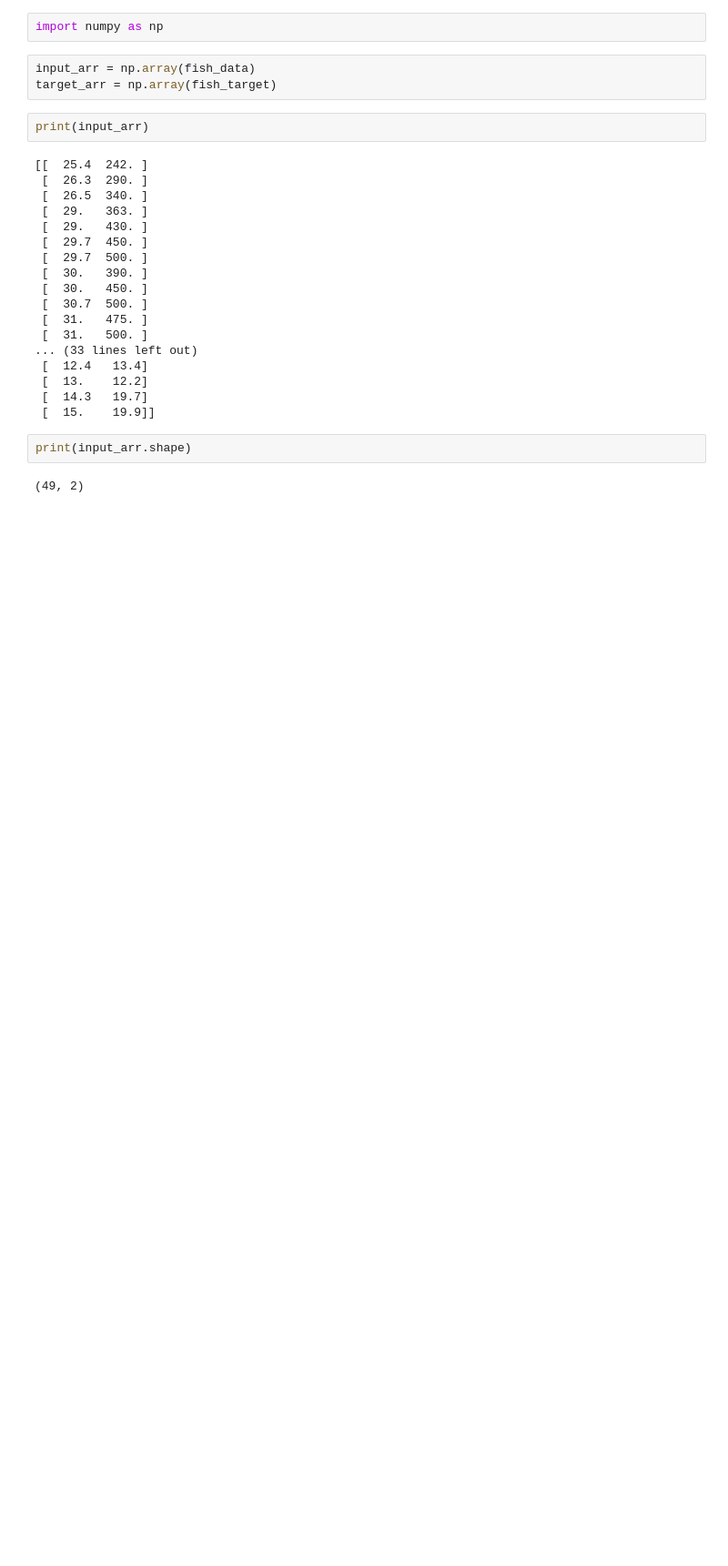
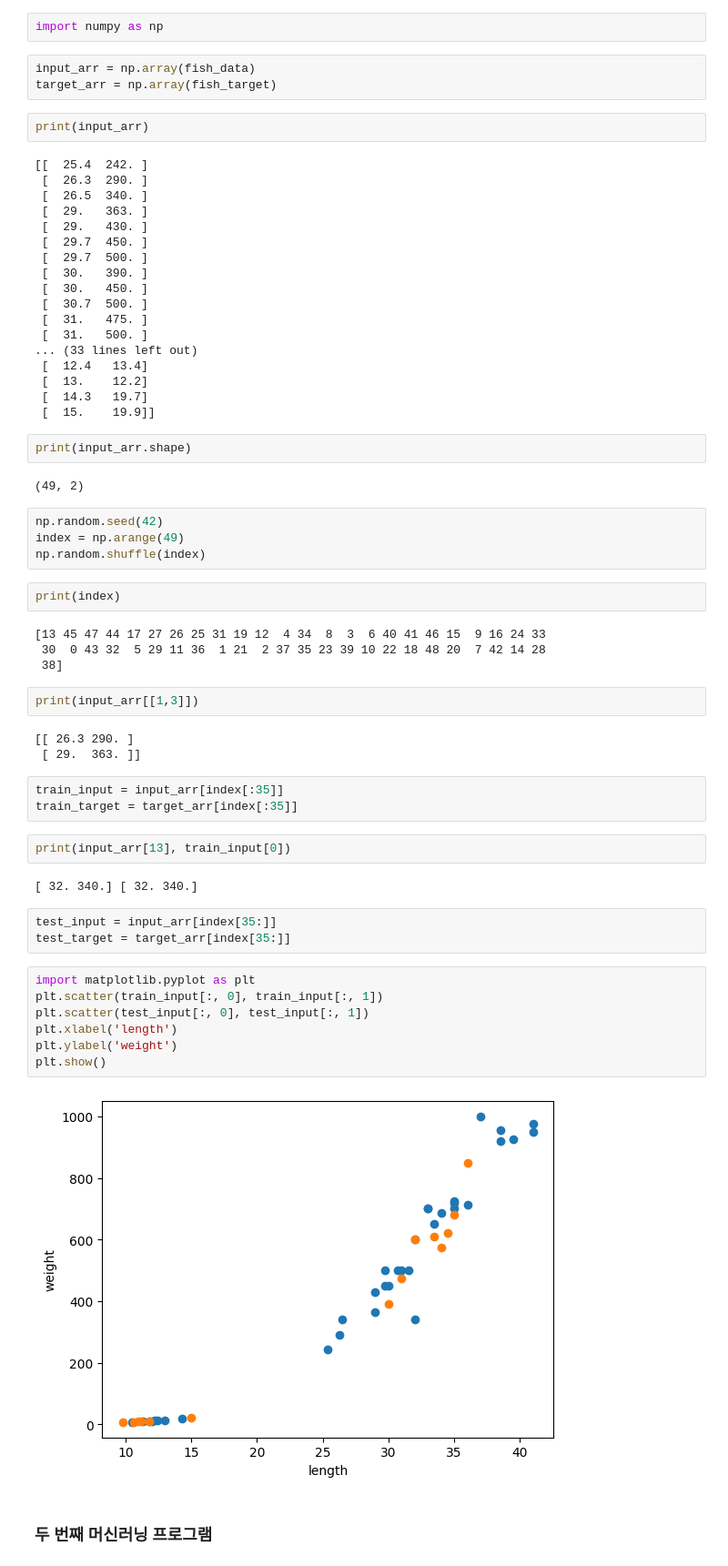
Before and after one commit to KwonNayeon/ml-dl-study-journey, a Jupyter notebook: code/BreamAndSmelt.ipynb, the cells around one changed output. Shown at 91% size. Drawn from its saved outputs; the diff is of its cells as text; blank space fills up the shorter version.

```diff
--- a/code/BreamAndSmelt.ipynb
+++ b/code/BreamAndSmelt.ipynb
@@ -132,3 +130,39 @@ print(input_arr)
 print(input_arr.shape)
 # %% [output]
 (49, 2)
+# %%
+np.random.seed(42)
+index = np.arange(49)
+np.random.shuffle(index)
+# %%
+print(index)
+# %% [output]
+[13 45 47 44 17 27 26 25 31 19 12  4 34  8  3  6 40 41 46 15  9 16 24 33
+ 30  0 43 32  5 29 11 36  1 21  2 37 35 23 39 10 22 18 48 20  7 42 14 28
+ 38]
+# %%
+print(input_arr[[1,3]])
+# %% [output]
+[[ 26.3 290. ]
+ [ 29.  363. ]]
+# %%
+train_input = input_arr[index[:35]]
+train_target = target_arr[index[:35]]
+# %%
+print(input_arr[13], train_input[0])
+# %% [output]
+[ 32. 340.] [ 32. 340.]
+# %%
+test_input = input_arr[index[35:]]
+test_target = target_arr[index[35:]]
+# %%
+import matplotlib.pyplot as plt
+plt.scatter(train_input[:, 0], train_input[:, 1])
+plt.scatter(test_input[:, 0], test_input[:, 1])
+plt.xlabel('length')
+plt.ylabel('weight')
+plt.show()
+# %% [output]
+[figure, added]
+# %% [markdown]
+### 두 번째 머신러닝 프로그램
```
Also changed, not shown: parts of 5 cells of this notebook.
